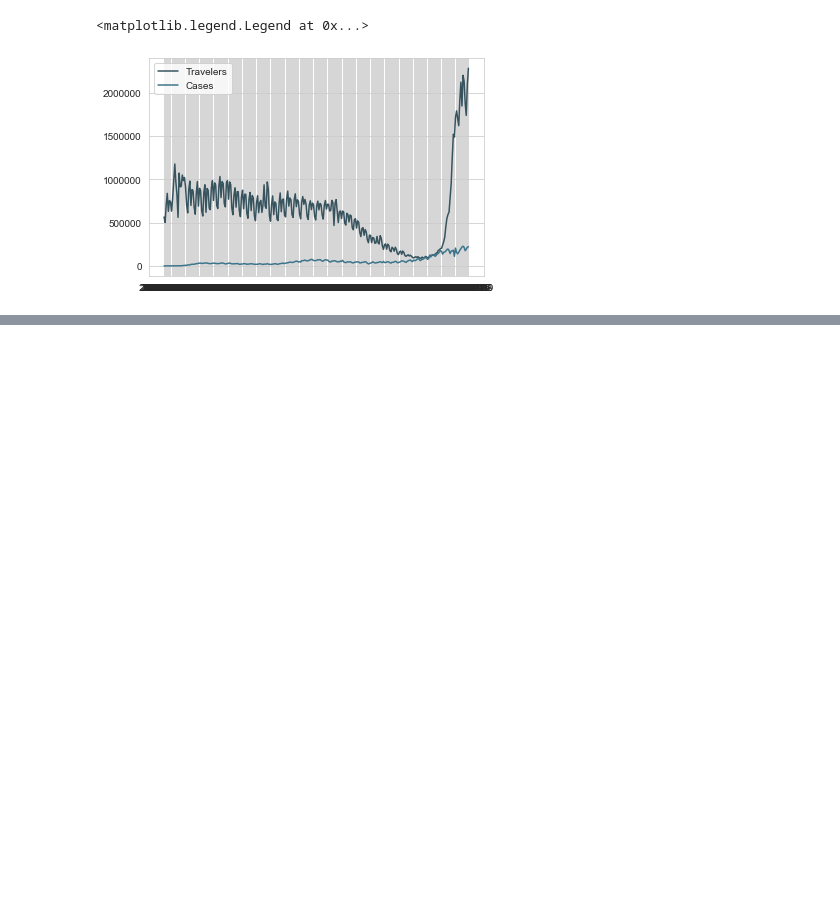
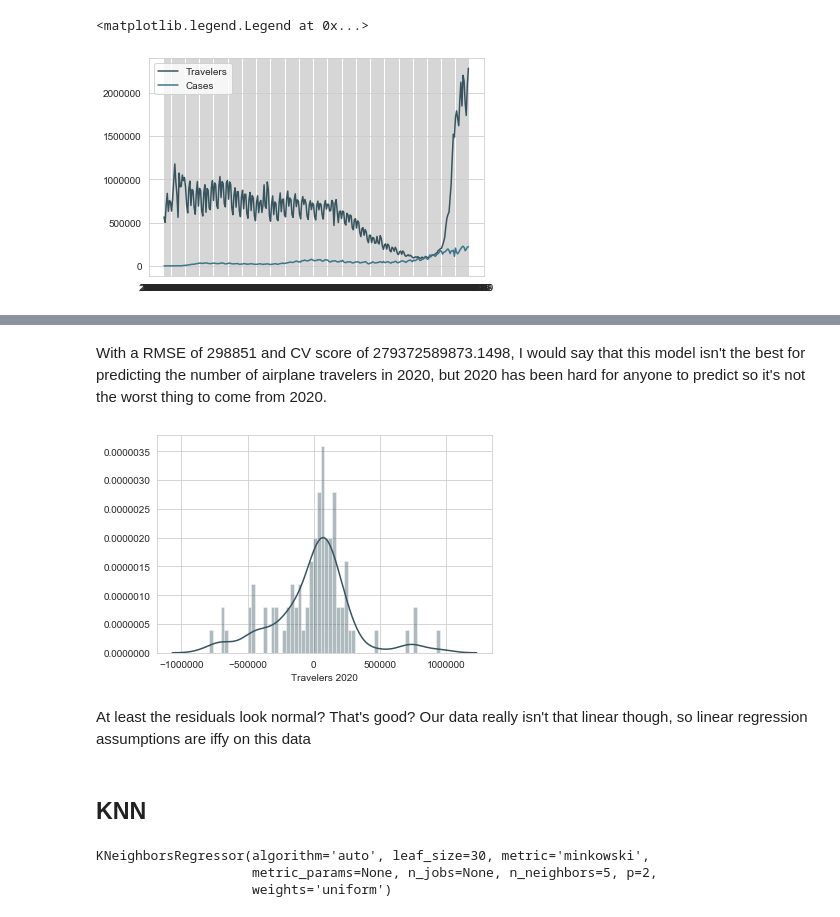
Before and after one commit to devscotte/Air-Travelers, a Jupyter notebook: final_project.ipynb, the cells around one changed output, grey strips where cells are left out. Saved outputs shown, nothing was run; the diff lists cells and outputs as text; code cells hidden in the pictures; blank space fills up the shorter version.

```diff
--- a/final_project.ipynb
+++ b/final_project.ipynb
@@ -357,0 +415,11 @@ plt.legend()
+# %% [markdown]
+With a RMSE of 298851 and CV score of 279372589873.1498, I would say that this model isn't the best for predicting the number of airplane travelers in 2020, but 2020 has been hard for anyone to predict so it's not the worst thing to come from 2020.
+# %%
+#Plot residuals
+sns.distplot((y_test-predictions),bins=60);
+# %% [output]
+[figure, added]
+# %% [markdown]
+At least the residuals look normal? That's good? Our data really isn't that linear though, so linear regression assumptions are iffy on this data
+# %% [markdown]
+## KNN
@@ -357,0 +431,7 @@ plt.legend()
+# %%
+#Fit the model
+knn.fit(X, y)
+# %% [output]
+KNeighborsRegressor(algorithm='auto', leaf_size=30, metric='minkowski',
+                    metric_params=None, n_jobs=None, n_neighbors=5, p=2,
+                    weights='uniform')
```
Also changed, not shown: parts of 19 cells of this notebook.
